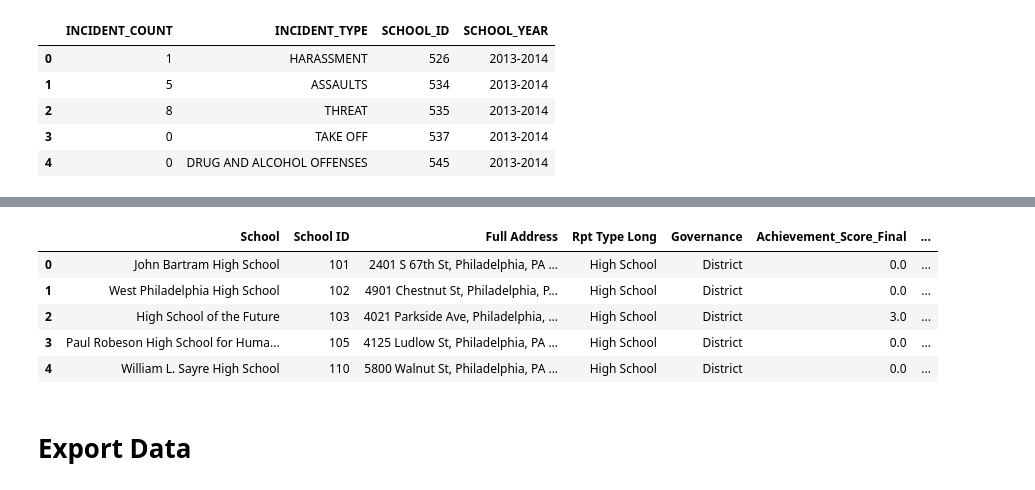
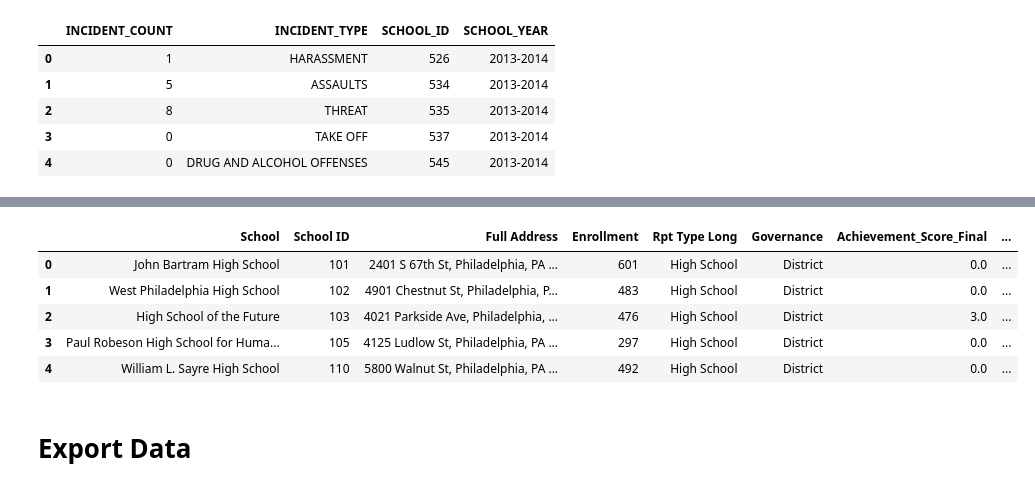
Before and after one commit to benattix/philly-schools, a Jupyter notebook: data_transformations_final.ipynb, the cells around one changed output, grey strips where cells are left out. Saved outputs shown, nothing was run; the diff lists cells and outputs as text; code cells hidden in the pictures.

```diff
--- a/data_transformations_final.ipynb
+++ b/data_transformations_final.ipynb
@@ -81,8 +81,8 @@ for index, row in spr.iterrows():
     addr = row['Full Address']
 
     if row['School ID'] not in lat:
-        # try geocoder 3 times
-        for i in range(0,3):
+        # try geocoder 4 times
+        for i in range(0,4):
             try:
                 location = geolocator.geocode(addr)
                 break
@@ -117,7 +122,7 @@ df = pd.merge(spr, spr_yoy, how='inner', on='School ID')
 df = pd.merge(df, lat.to_frame(), how='left', left_on='School ID', right_index=True)
 df = pd.merge(df, lon.to_frame(), how='left', left_on='School ID', right_index=True)
 
-df = df[['School','School ID', 'Full Address', 'Rpt Type Long','Governance', 'Achievement_Score_Final', \
+df = df[['School','School ID', 'Full Address', 'Enrollment', 'Rpt Type Long','Governance', 'Achievement_Score_Final', \
          'Progress_Score_Final', 'Climate_Score_Final', 'Overall_Score_Final', 'Latitude', 'Longitude']]
 df.head()
 # %% [output]
@@ -180,0 +189,5 @@ df2.drop('SCHOOL_ID', axis=1, inplace=True)
+# %%
+for val in si['INCIDENT_TYPE'].unique():
+    df2[val + '_rate'] = (df2[val] * 100) / (df2['Enrollment'] * 4)
+
+df2.head()
@@ -181,25 +201,27 @@ df2.drop('SCHOOL_ID', axis=1, inplace=True)
 # %%
 from sklearn import preprocessing
 
 # scale 'recipient_cfscore' to be 0-1 so it matches our ideology score above
 min_max_scaler = preprocessing.MinMaxScaler(feature_range=(0,100))
 
-df2['Safety_incidents'] = df2['ASSAULTS'] + df2['BULLYING'] + df2['HARASSMENT'] + df2['BURGLARY'] + df2['ROBBERY'] + df2['THEFT']
+df2['SafetyIncidentRate'] = df2['ASSAULTS_rate'] + df2['BULLYING_rate'] + df2['HARASSMENT_rate'] + \
+                        df2['BURGLARY_rate'] + df2['ROBBERY_rate'] + df2['THEFT_rate'] + df2['WEAPONS_rate'] + \
+                        df2['SUICIDE_rate']
 
-null_index = df2['Safety_incidents'].isnull()
-df2.loc[~null_index, 'SafetyScore'] = 100 - min_max_scaler.fit_transform(np.array(df2.loc[~null_index, 'Safety_incidents']).reshape(-1, 1))
+null_index = df2['SafetyIncidentRate'].isnull()
+df2.loc[~null_index, 'SafetyScore'] = 100 - min_max_scaler.fit_transform(np.array(df2.loc[~null_index, 'SafetyIncidentRate']).reshape(-1, 1))
 
 df2.SafetyScore = df2.SafetyScore.round()
 
 
 df2.head()
 # %% [output]
-|  | School | School ID | Full Address | Rpt Type Long | Governance | Achievement_Score_Final | ... |
-| 0 | John Bartram High School | 101 | 2401 S 67th St, Philadelphia, PA ... | High School | District | 0.0 | ... |
-| 1 | West Philadelphia High School | 102 | 4901 Chestnut St, Philadelphia, P... | High School | District | 0.0 | ... |
-| 2 | High School of the Future | 103 | 4021 Parkside Ave, Philadelphia, ... | High School | District | 3.0 | ... |
-| 3 | Paul Robeson High School for Huma... | 105 | 4125 Ludlow St, Philadelphia, PA ... | High School | District | 0.0 | ... |
-| 4 | William L. Sayre High School | 110 | 5800 Walnut St, Philadelphia, PA ... | High School | District | 0.0 | ... |
+|  | School | School ID | Full Address | Enrollment | Rpt Type Long | Governance | Achievement_Score_Final | ... |
+| 0 | John Bartram High School | 101 | 2401 S 67th St, Philadelphia, PA ... | 601 | High School | District | 0.0 | ... |
+| 1 | West Philadelphia High School | 102 | 4901 Chestnut St, Philadelphia, P... | 483 | High School | District | 0.0 | ... |
+| 2 | High School of the Future | 103 | 4021 Parkside Ave, Philadelphia, ... | 476 | High School | District | 3.0 | ... |
+| 3 | Paul Robeson High School for Huma... | 105 | 4125 Ludlow St, Philadelphia, PA ... | 297 | High School | District | 0.0 | ... |
+| 4 | William L. Sayre High School | 110 | 5800 Walnut St, Philadelphia, PA ... | 492 | High School | District | 0.0 | ... |
 # %% [markdown]
 # Export Data
 # %%
```
Also changed, not shown: parts of 6 cells of this notebook, 2 other files.
